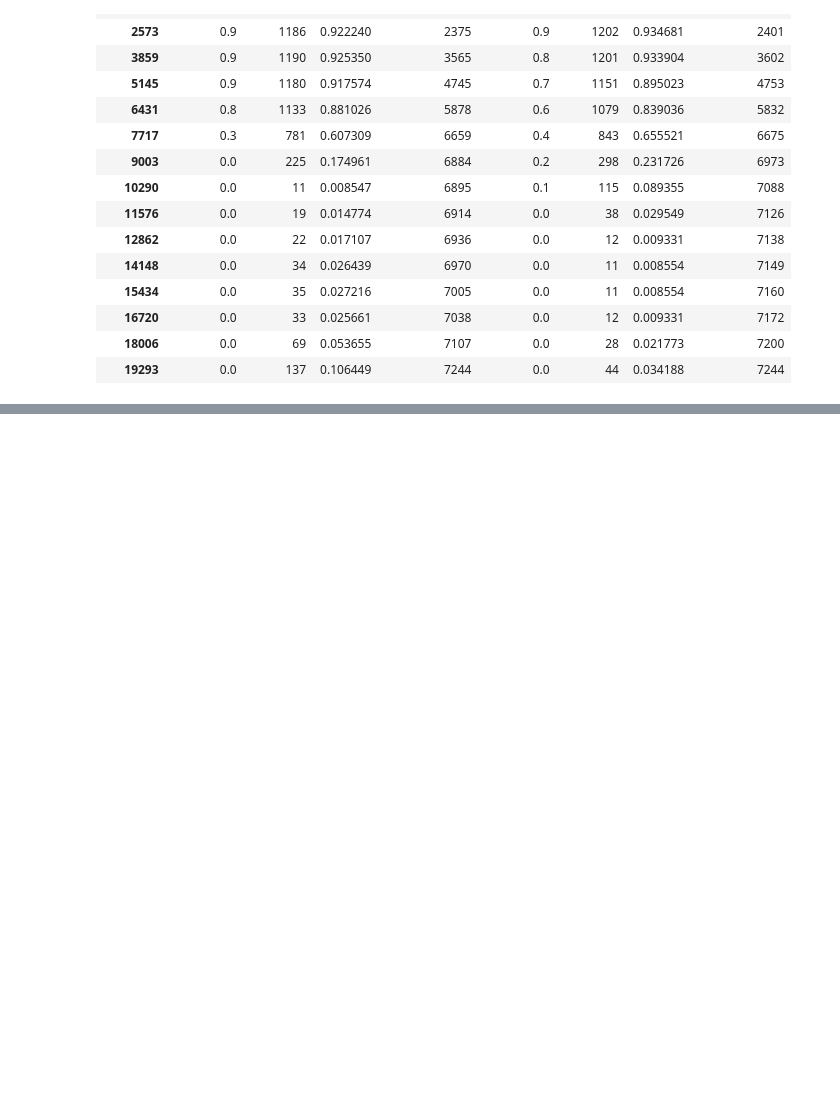
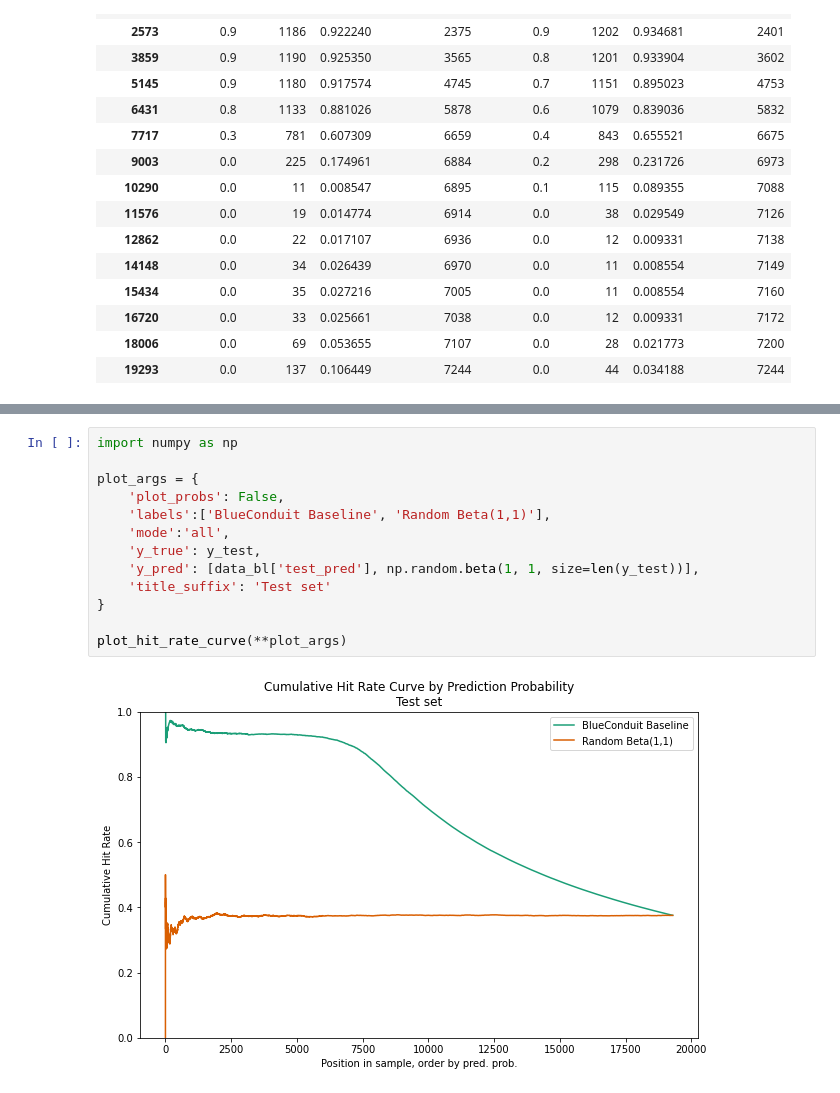
Before and after one commit to mcembalest/teamBlueConduit, a Jupyter notebook: notebooks/Evaluation-by-partitions.ipynb, the cells around one changed output, grey strips where cells are left out. Drawn from its saved outputs; the diff is of its cells as text; blank space fills up the shorter version.

```diff
--- a/notebooks/Evaluation-by-partitions.ipynb
+++ b/notebooks/Evaluation-by-partitions.ipynb
@@ -129,0 +192,15 @@ plot_hit_rate_curve(**plot_args_test)
+# %%
+import numpy as np
+
+plot_args = {
+    'plot_probs': False,
+    'labels':['BlueConduit Baseline', 'Random Beta(1,1)'],
+    'mode':'all',
+    'y_true': y_test,
+    'y_pred': [data_bl['test_pred'], np.random.beta(1, 1, size=len(y_test))],
+    'title_suffix': 'Test set'
+}
+
+plot_hit_rate_curve(**plot_args)
+# %% [output]
+[figure, added]
```
Also changed, not shown: parts of 6 cells of this notebook, 1 other file.
